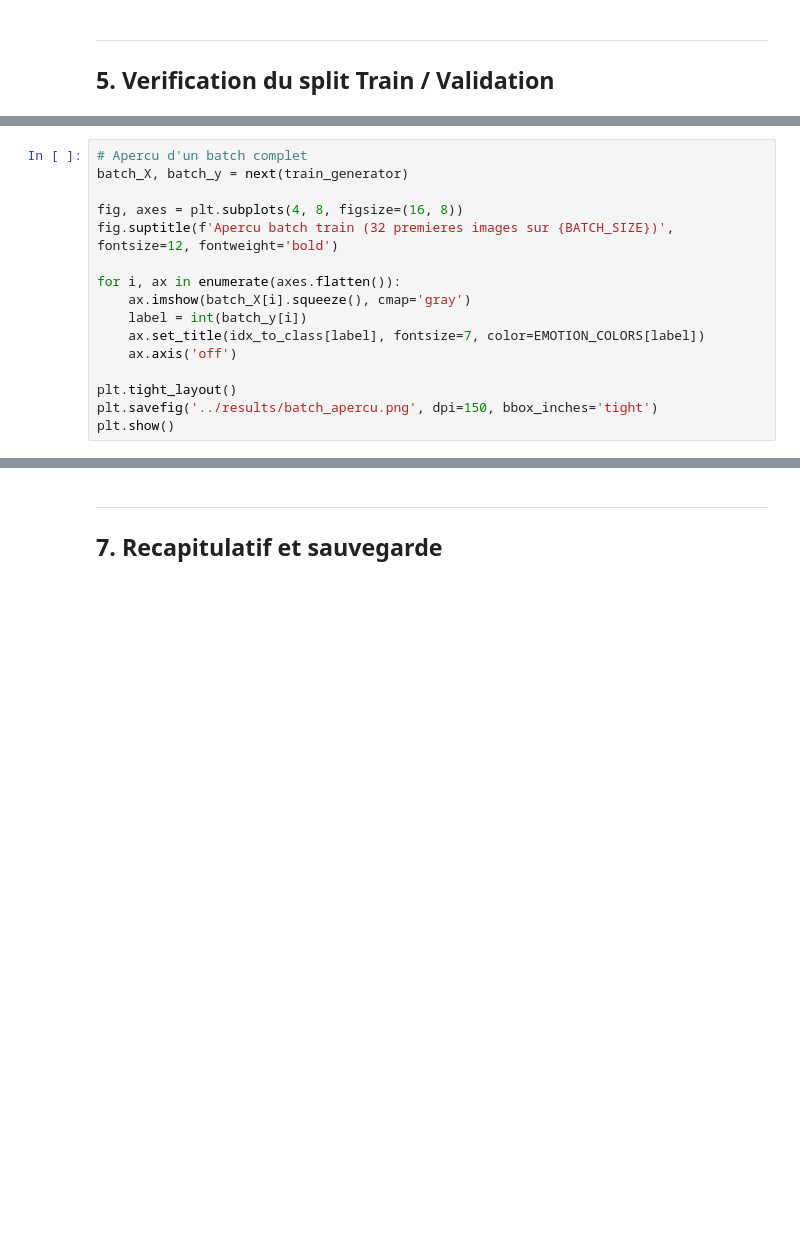
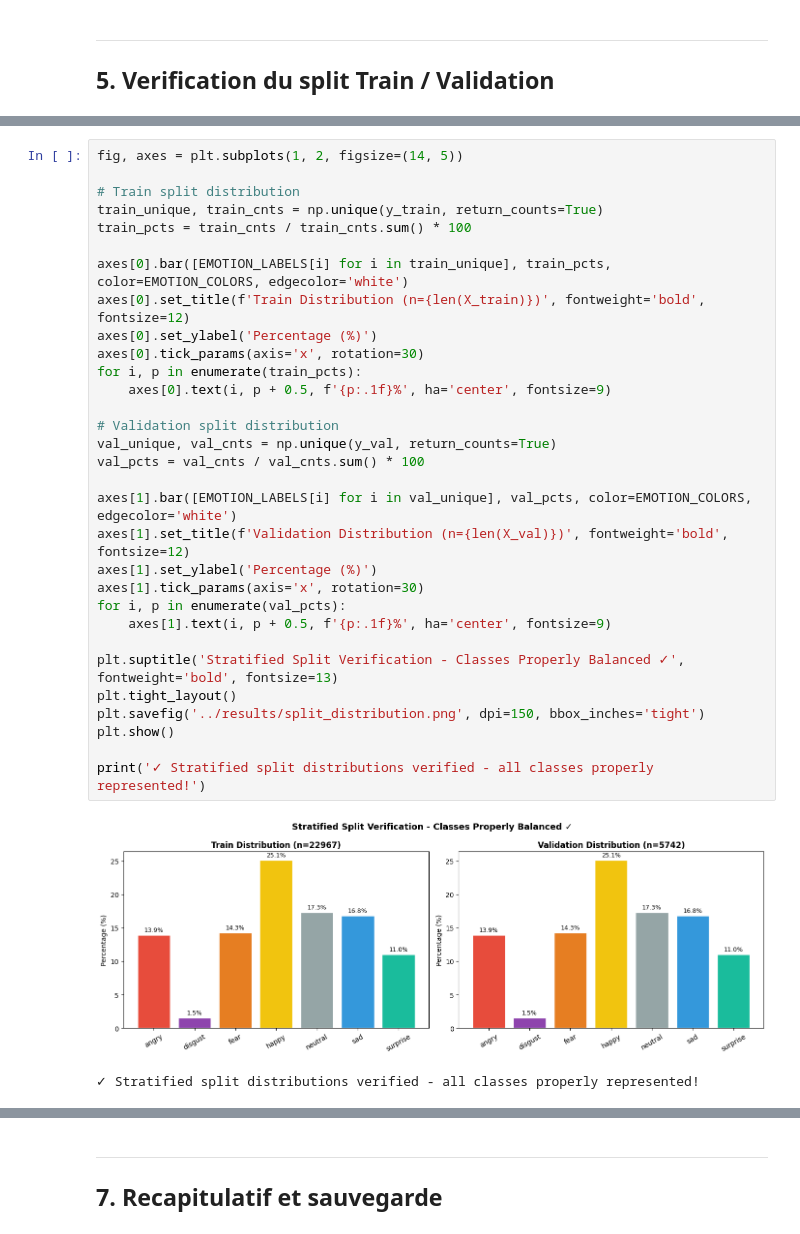
Before and after one commit to yasmine-sassi/facial-expressions-recognition, a Jupyter notebook: notebooks/01_Preprocessing.ipynb, the cells around one changed output, grey strips where cells are left out. Drawn from its saved outputs; the diff is of its cells as text; blank space fills up the shorter version.

Commit message:
stratified splitting

```diff
--- a/notebooks/01_Preprocessing.ipynb
+++ b/notebooks/01_Preprocessing.ipynb
@@ -731,16 +634,0 @@ plt.show()
-# %%
-# Apercu d'un batch complet
-batch_X, batch_y = next(train_generator)
-
-fig, axes = plt.subplots(4, 8, figsize=(16, 8))
-fig.suptitle(f'Apercu batch train (32 premieres images sur {BATCH_SIZE})', fontsize=12, fontweight='bold')
-
-for i, ax in enumerate(axes.flatten()):
-    ax.imshow(batch_X[i].squeeze(), cmap='gray')
-    label = int(batch_y[i])
-    ax.set_title(idx_to_class[label], fontsize=7, color=EMOTION_COLORS[label])
-    ax.axis('off')
-
-plt.tight_layout()
-plt.savefig('../results/batch_apercu.png', dpi=150, bbox_inches='tight')
-plt.show()
@@ -748,0 +656,34 @@ plt.show()
+# %%
+fig, axes = plt.subplots(1, 2, figsize=(14, 5))
+
+# Train split distribution
+train_unique, train_cnts = np.unique(y_train, return_counts=True)
+train_pcts = train_cnts / train_cnts.sum() * 100
+
+axes[0].bar([EMOTION_LABELS[i] for i in train_unique], train_pcts, color=EMOTION_COLORS, edgecolor='white')
+axes[0].set_title(f'Train Distribution (n={len(X_train)})', fontweight='bold', fontsize=12)
+axes[0].set_ylabel('Percentage (%)')
+axes[0].tick_params(axis='x', rotation=30)
+for i, p in enumerate(train_pcts):
+    axes[0].text(i, p + 0.5, f'{p:.1f}%', ha='center', fontsize=9)
+
+# Validation split distribution
+val_unique, val_cnts = np.unique(y_val, return_counts=True)
+val_pcts = val_cnts / val_cnts.sum() * 100
+
+axes[1].bar([EMOTION_LABELS[i] for i in val_unique], val_pcts, color=EMOTION_COLORS, edgecolor='white')
+axes[1].set_title(f'Validation Distribution (n={len(X_val)})', fontweight='bold', fontsize=12)
+axes[1].set_ylabel('Percentage (%)')
+axes[1].tick_params(axis='x', rotation=30)
+for i, p in enumerate(val_pcts):
+    axes[1].text(i, p + 0.5, f'{p:.1f}%', ha='center', fontsize=9)
+
+plt.suptitle('Stratified Split Verification - Classes Properly Balanced ✓', fontweight='bold', fontsize=13)
+plt.tight_layout()
+plt.savefig('../results/split_distribution.png', dpi=150, bbox_inches='tight')
+plt.show()
+
+print('✓ Stratified split distributions verified - all classes properly represented!')
+# %% [output]
+[figure, added]
+✓ Stratified split distributions verified - all classes properly represented!
```
Also changed, not shown: parts of 21 cells of this notebook, 3 other files.
